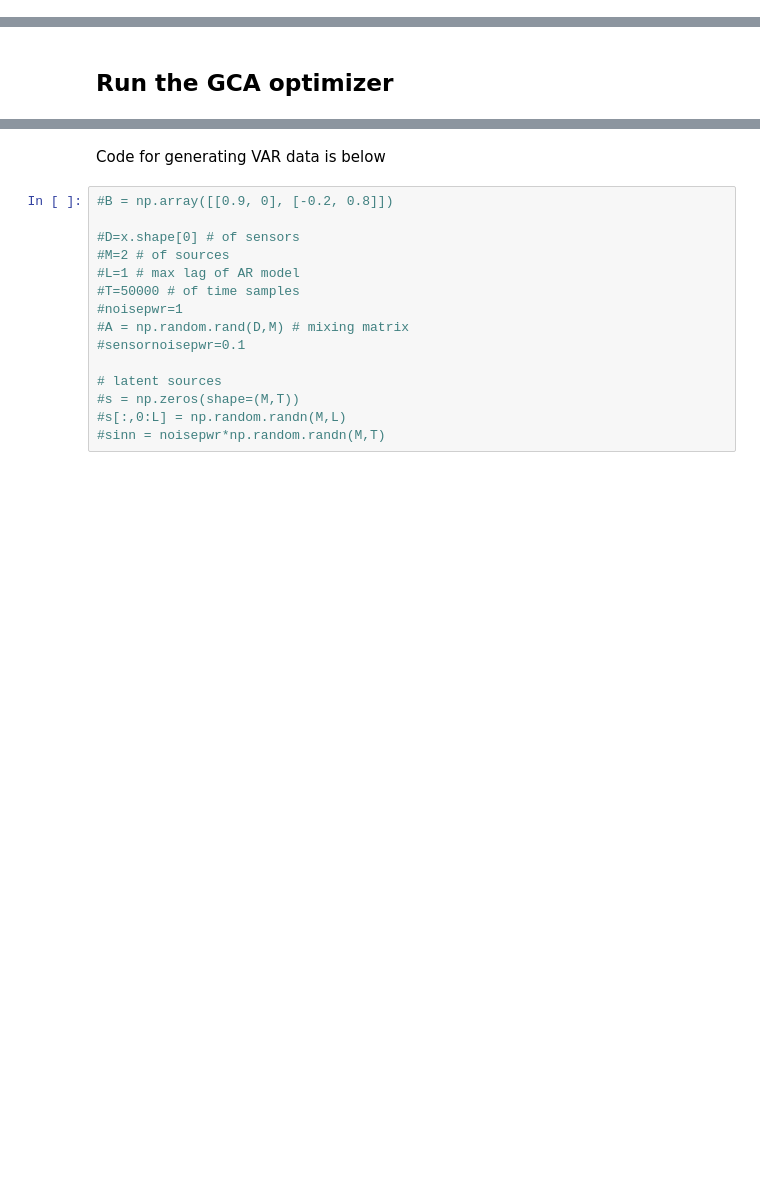
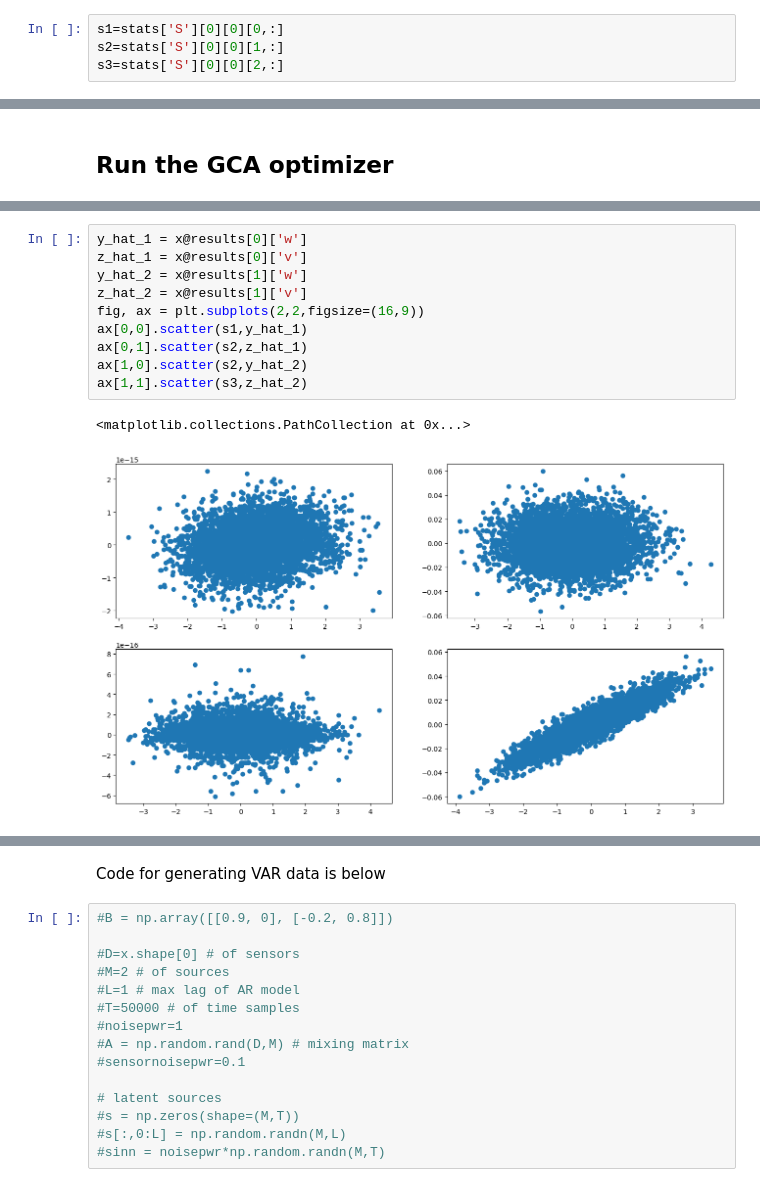
Before and after one commit to dmochow/gca, a Jupyter notebook: code/python/notebooks/test_run_gca.ipynb, the cells around one changed output, grey strips where cells are left out. Drawn from its saved outputs; the diff is of its cells as text; blank space fills up the shorter version.

```diff
--- a/code/python/notebooks/test_run_gca.ipynb
+++ b/code/python/notebooks/test_run_gca.ipynb
@@ -20,6 +20,10 @@ xr = np.flipud(x)
 A = stats['A'][0][0]
 D=4
 L=3
+# %%
+s1=stats['S'][0][0][0,:]
+s2=stats['S'][0][0][1,:]
+s3=stats['S'][0][0][2,:]
 # %%
 blkR1, Rtilde = gc_block_covariance(x,L) # forward time
 blkR1r, Rtilder = gc_block_covariance(xr,L) # reverse time
@@ -76 +161,14 @@ vstar.T@A, vtrue.T@A
  array([ 1.18650568e-16,  1.00000000e+00, -1.48052910e-16]))
+# %%
+y_hat_1 = x@results[0]['w']
+z_hat_1 = x@results[0]['v']
+y_hat_2 = x@results[1]['w']
+z_hat_2 = x@results[1]['v']
+fig, ax = plt.subplots(2,2,figsize=(16,9))
+ax[0,0].scatter(s1,y_hat_1)
+ax[0,1].scatter(s2,z_hat_1)
+ax[1,0].scatter(s2,y_hat_2)
+ax[1,1].scatter(s3,z_hat_2)
+# %% [output]
+<matplotlib.collections.PathCollection at 0x...>
+[figure, added]
```
Also changed, not shown: parts of 20 cells of this notebook, 1 other file.
